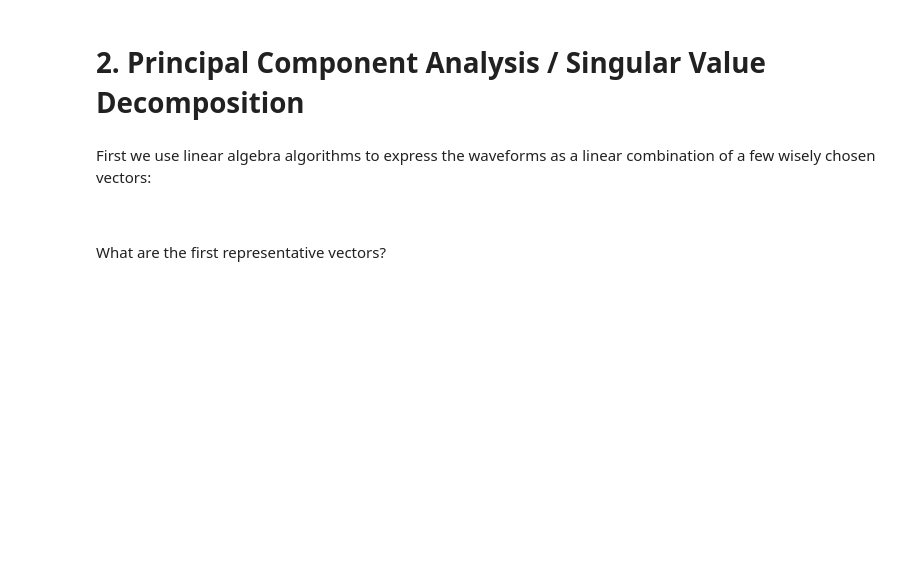
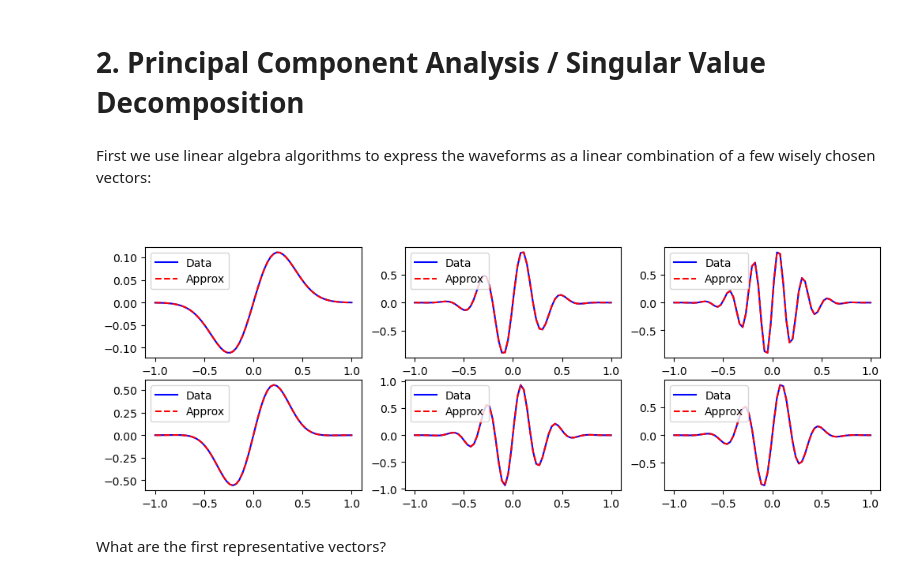
Before and after one commit to raimonluna/MachineLearningForStrongGravity, a Jupyter notebook: Lecture2_Autoencoders_and_Generative_Adversarial_Networks.ipynb, the cells around one changed output. Saved outputs shown, nothing was run; the diff lists cells and outputs as text; code cells hidden in the pictures; blank space fills up the shorter version.

```diff
--- a/Lecture2_Autoencoders_and_Generative_Adversarial_Networks.ipynb
+++ b/Lecture2_Autoencoders_and_Generative_Adversarial_Networks.ipynb
@@ -68,12 +76,14 @@ First we use linear algebra algorithms to express the waveforms as a linear comb
 <br>
 # %%
 pca = PCA(n_components = 10)
-pca.fit(data)
+pca.fit(data_train)
 
-encoded = pca.transform(data)
+encoded = pca.transform(data_test)
 decoded = pca.inverse_transform(encoded)
 
-show_some_cases(data, decoded)
+show_some_cases(data_test, decoded)
+# %% [output]
+[figure, added]
 # %% [markdown]
 What are the first representative vectors?
 <br>
```
Also changed, not shown: parts of 15 cells of this notebook, 3 other files.
